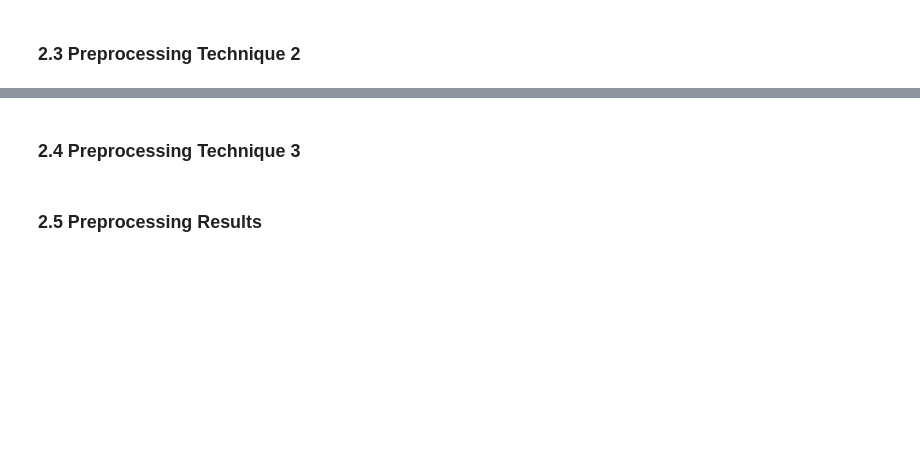
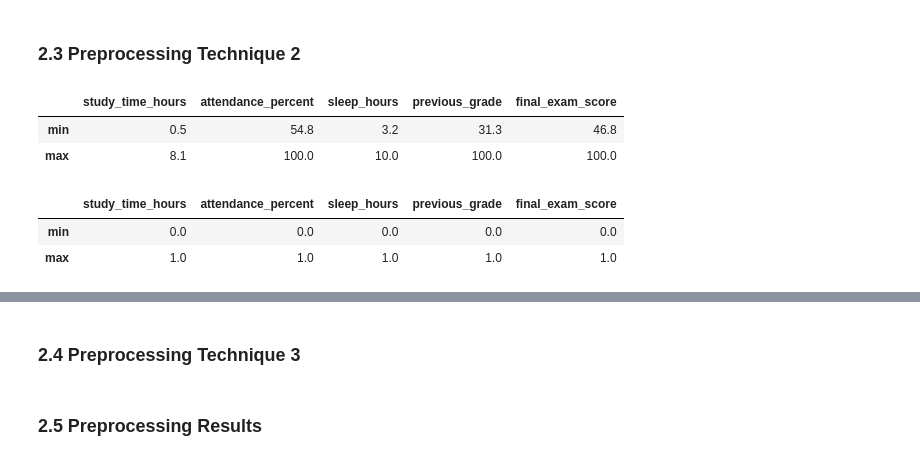
Before and after one commit to Ghhaidaa/Data-Mining-Project-, a Jupyter notebook: Phase2.ipynb, the cells around one changed output, grey strips where cells are left out. Saved outputs shown, nothing was run; the diff lists cells and outputs as text; code cells hidden in the pictures; blank space fills up the shorter version.

```diff
--- a/Phase2.ipynb
+++ b/Phase2.ipynb
@@ -243,5 +274,7 @@ Therefore, the class distribution should be considered during the preprocessing
 In this section, appropriate preprocessing techniques are applied based on the findings from the data analysis. Each technique is justified and evaluated to improve the quality of the dataset while keeping the original raw dataset unchanged.
 # %% [markdown]
 ### 2.1 Create a Working Copy
+# %%
+df_processed = df_raw.copy()
 # %% [markdown]
 ### 2.2 Preprocessing Technique 1
@@ -247,0 +291,4 @@ In this section, appropriate preprocessing techniques are applied based on the f
+# %%
+mode_value = df_processed['parental_education'].mode()[0]
+
+df_processed['parental_education'] = df_processed['parental_education'].fillna(mode_value)
@@ -248,2 +303,12 @@ In this section, appropriate preprocessing techniques are applied based on the f
 # %% [markdown]
 ### 2.3 Preprocessing Technique 2
+# %%
+df_processed[['study_time_hours',
+              'attendance_percent',
+              'sleep_hours',
+              'previous_grade',
+              'final_exam_score']].agg(['min', 'max'])
+# %% [output]
+|  | study_time_hours | attendance_percent | sleep_hours | previous_grade | final_exam_score |
+| min | 0.5 | 54.8 | 3.2 | 31.3 | 46.8 |
+| max | 8.1 | 100.0 | 10.0 | 100.0 | 100.0 |
@@ -249,0 +331,6 @@ In this section, appropriate preprocessing techniques are applied based on the f
+# %%
+df_processed[numerical_columns].agg(['min', 'max'])
+# %% [output]
+|  | study_time_hours | attendance_percent | sleep_hours | previous_grade | final_exam_score |
+| min | 0.0 | 0.0 | 0.0 | 0.0 | 0.0 |
+| max | 1.0 | 1.0 | 1.0 | 1.0 | 1.0 |
```
Also changed, not shown: parts of 8 cells of this notebook.
